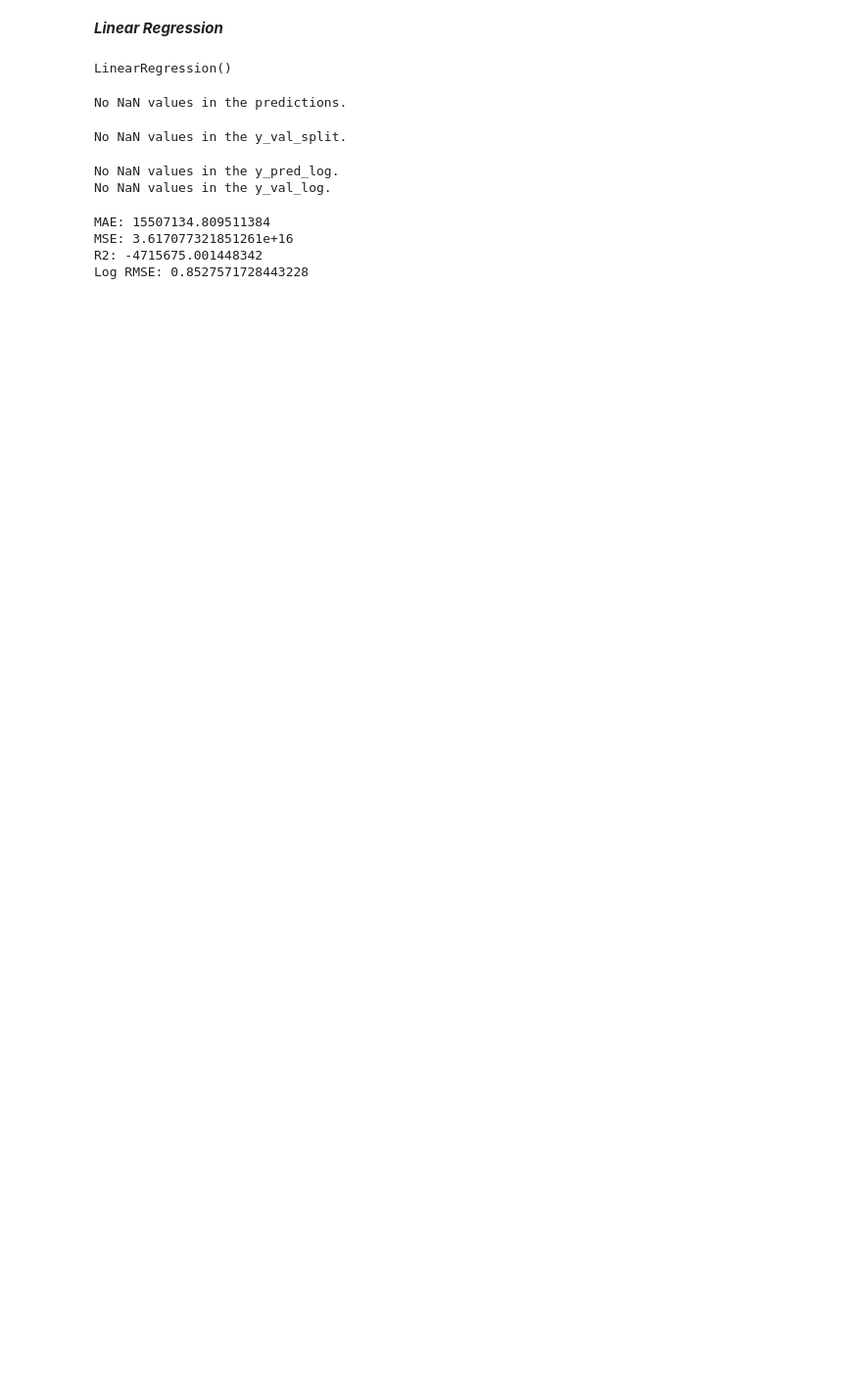
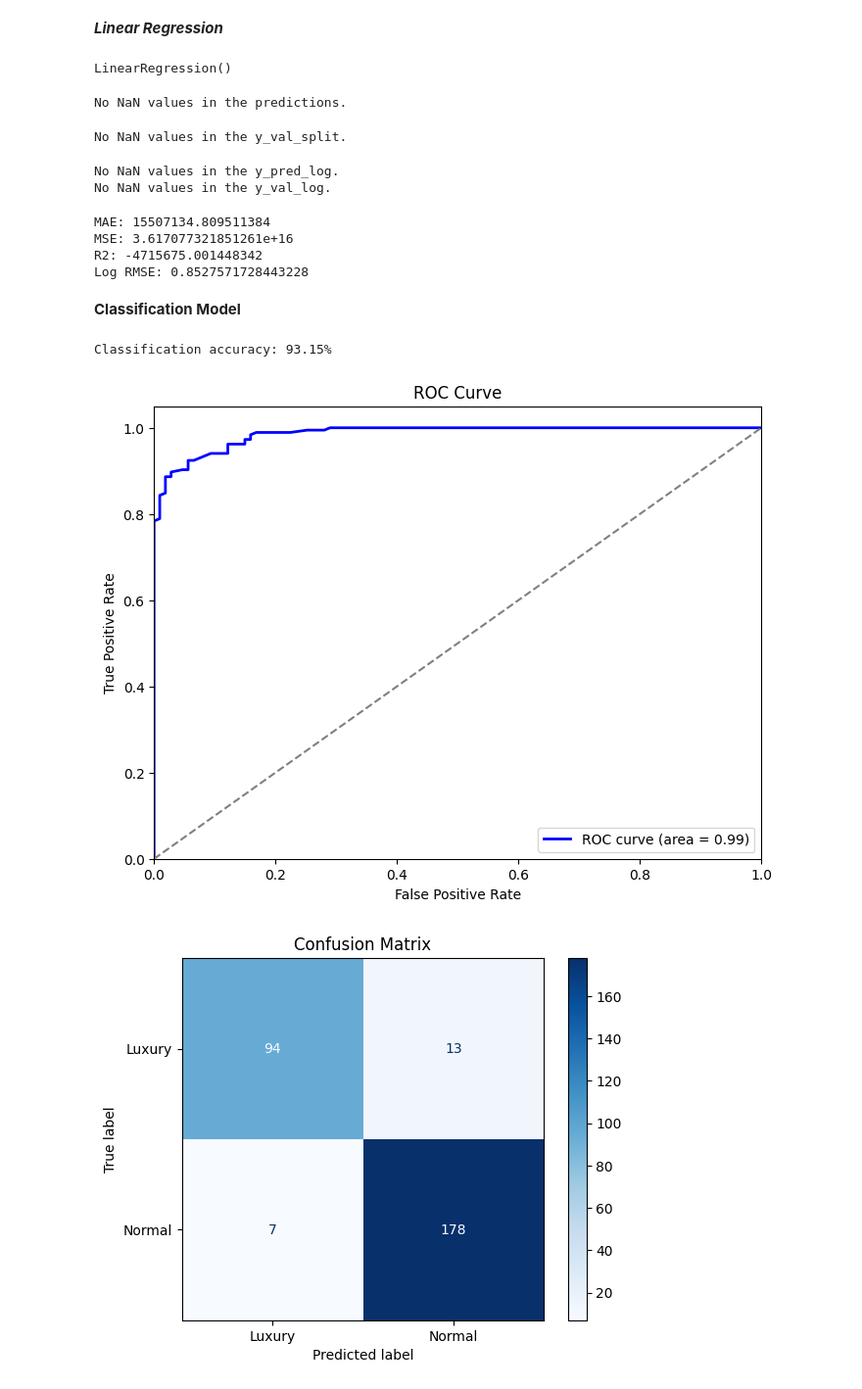
Before and after one commit to Athulkrishna-S/L-and-T, a Jupyter notebook: HousePricePrediction.ipynb, the cells around one changed output. Shown: that part at 98% size. Drawn from its saved outputs; the diff is of its cells as text; code cells hidden in the pictures; blank space fills up the shorter version.

Commit message:
added classification

```diff
--- a/HousePricePrediction.ipynb
+++ b/HousePricePrediction.ipynb
@@ -428,3 +428,72 @@ with open('rf_model.pkl', 'wb') as file:
 # Save feature names
 with open('feature_names.pkl', 'wb') as file:
     pickle.dump(feature_names, file)
+# %% [markdown]
+**Classification Model**
+# %%
+from sklearn.model_selection import train_test_split
+from sklearn.ensemble import RandomForestClassifier
+from sklearn.metrics import accuracy_score, roc_curve, auc, confusion_matrix, ConfusionMatrixDisplay
+from sklearn.preprocessing import LabelEncoder
+from sklearn.pipeline import Pipeline
+import matplotlib.pyplot as plt
+
+# Create a target variable based on the mean SalePrice
+mean_sale_price = train['SalePrice'].mean()
+train['PriceCategory'] = train['SalePrice'].apply(lambda x: 'Luxury' if x > mean_sale_price else 'Normal')
+
+# Encode the target variable ('Luxury' and 'Normal') into numeric values
+le = LabelEncoder()
+train['PriceCategory'] = le.fit_transform(train['PriceCategory'])
+
+# Prepare features (X) by removing 'SalePrice' and 'PriceCategory' columns
+X_train = train.drop(columns=['SalePrice', 'PriceCategory'])  # Remove target and SalePrice columns
+y_train = train['PriceCategory']  # Target is the PriceCategory (Luxury/Normal)
+
+# Split the data into training and test sets (for evaluation)
+X_train_split, X_test_split, y_train_split, y_test_split = train_test_split(X_train, y_train, test_size=0.2, random_state=42)
+
+# Create RandomForestClassifier pipeline
+pipeline = Pipeline(steps=[
+    ('classifier', RandomForestClassifier(n_estimators=100, random_state=42))  # RandomForestClassifier
+])
+
+# Fit the pipeline with training data
+pipeline.fit(X_train_split, y_train_split)
+
+# Make predictions on the test set
+y_pred = pipeline.predict(X_test_split)
+y_prob = pipeline.predict_proba(X_test_split)[:, 1]  # Probabilities for ROC curve
+
+# Calculate the accuracy of the classification model
+accuracy = accuracy_score(y_test_split, y_pred)
+
+# Calculate ROC curve
+fpr, tpr, thresholds = roc_curve(y_test_split, y_prob)
+roc_auc = auc(fpr, tpr)
+
+# Print accuracy
+print(f"Classification accuracy: {accuracy * 100:.2f}%")
+
+# Plot ROC curve
+plt.figure(figsize=(8, 6))
+plt.plot(fpr, tpr, color='blue', lw=2, label=f'ROC curve (area = {roc_auc:.2f})')
+plt.plot([0, 1], [0, 1], color='gray', linestyle='--')
+plt.xlim([0.0, 1.0])
+plt.ylim([0.0, 1.05])
+plt.xlabel('False Positive Rate')
+plt.ylabel('True Positive Rate')
+plt.title('ROC Curve')
+plt.legend(loc="lower right")
+plt.show()
+
+# Confusion Matrix
+cm = confusion_matrix(y_test_split, y_pred)
+cm_display = ConfusionMatrixDisplay(confusion_matrix=cm, display_labels=le.classes_)
+cm_display.plot(cmap='Blues')
+plt.title('Confusion Matrix')
+plt.show()
+# %% [output]
+Classification accuracy: 93.15%
+[figure, added]
+[figure, added]
```
Also changed, not shown: parts of 1 cell of this notebook.
